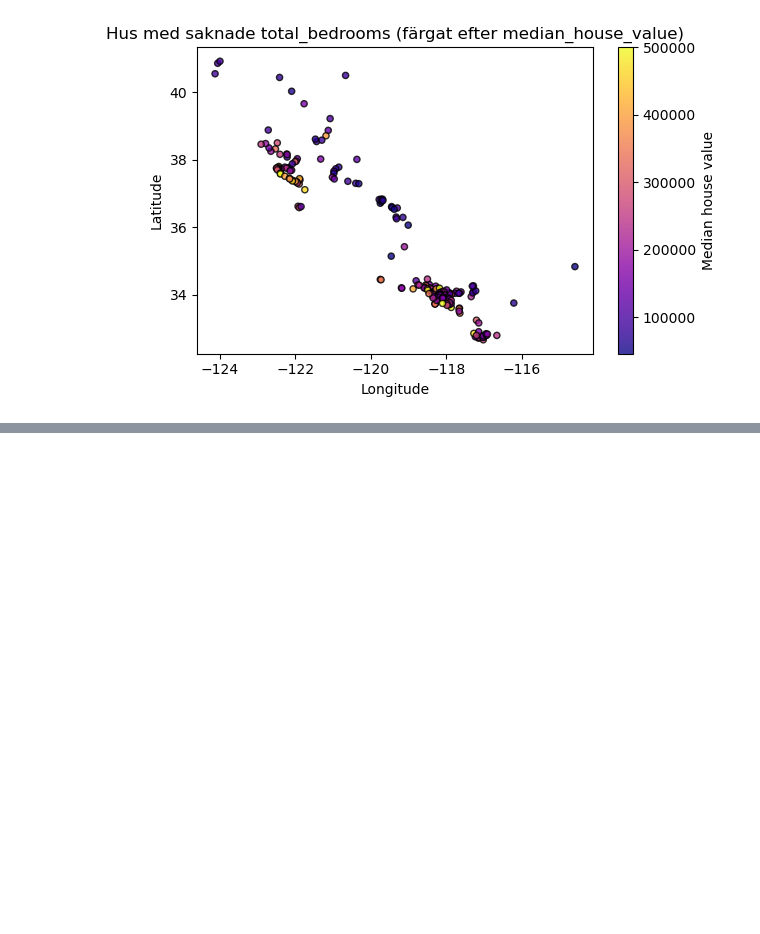
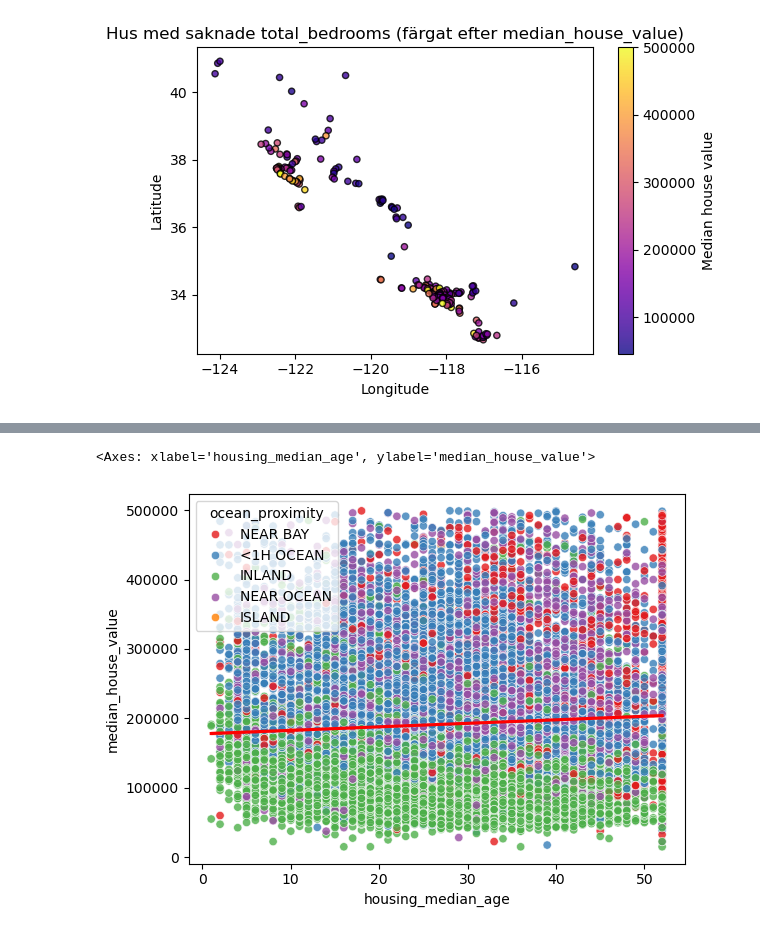
Before and after one commit to pejohans/python_and_ai, a Jupyter notebook: kunskapskontrol_3/EDA_housing.ipynb, the cells around one changed output, grey strips where cells are left out. Saved outputs shown, nothing was run; the diff lists cells and outputs as text; code cells hidden in the pictures; blank space fills up the shorter version.

```diff
--- a/kunskapskontrol_3/EDA_housing.ipynb
+++ b/kunskapskontrol_3/EDA_housing.ipynb
@@ -207,0 +236,36 @@ Number of rows:20640
+# %%
+#2:2: Hur påverkar åldern på husen priserna?
+#Vi skapar en scatter plot som visar förhållandet mellan dessa båda men även ocean_proximity
+#Detta eftersom närheten till vatten många gånger är avgörande för priset. Det är också
+#intressant i senare analys för att jämföra latitude och longitude och se hur huspriserna ser
+#ut då. Kategoriena bör stämma men det blir lättare att se visuellt på en karta.
+
+"""
+fig, ax = plt.subplots(figsize=(6, 4))
+ax.scatter(filtered_houses['housing_median_age'], filtered_houses['median_house_value'],
+            alpha=0.5, s=20, c='blue')
+ax.set_xlabel('Husets ålder (median)')
+ax.set_ylabel('Huspris (median)')
+ax.set_title('Samband mellan husets ålder och huspris')
+plt.tight_layout()
+"""
+
+sns.scatterplot(data=filtered_houses,
+                x='housing_median_age',
+                y='median_house_value',
+                alpha=0.8,
+                hue='ocean_proximity', palette='Set1')
+#Add trend line
+sns.regplot(data=filtered_houses,
+            x='housing_median_age',
+            y='median_house_value',
+            scatter=False, color='red')
+
+#Conclusion: We can clearly see the house prices are lower when house lies Inland (green) compared
+#to house prices near the ocean or near bay(blue and red). We can see some indication of older houses
+#near the bay area that are among the most expensive houses. If we also study the trend line
+#we can see that the prices are going up with age, not by much but they are increasing.
+#If I were to speculate, the data indicate mostly inflation increse in value.
+# %% [output]
+<Axes: xlabel='housing_median_age', ylabel='median_house_value'>
+[figure, added]
```
Also changed, not shown: parts of 2 cells of this notebook.
